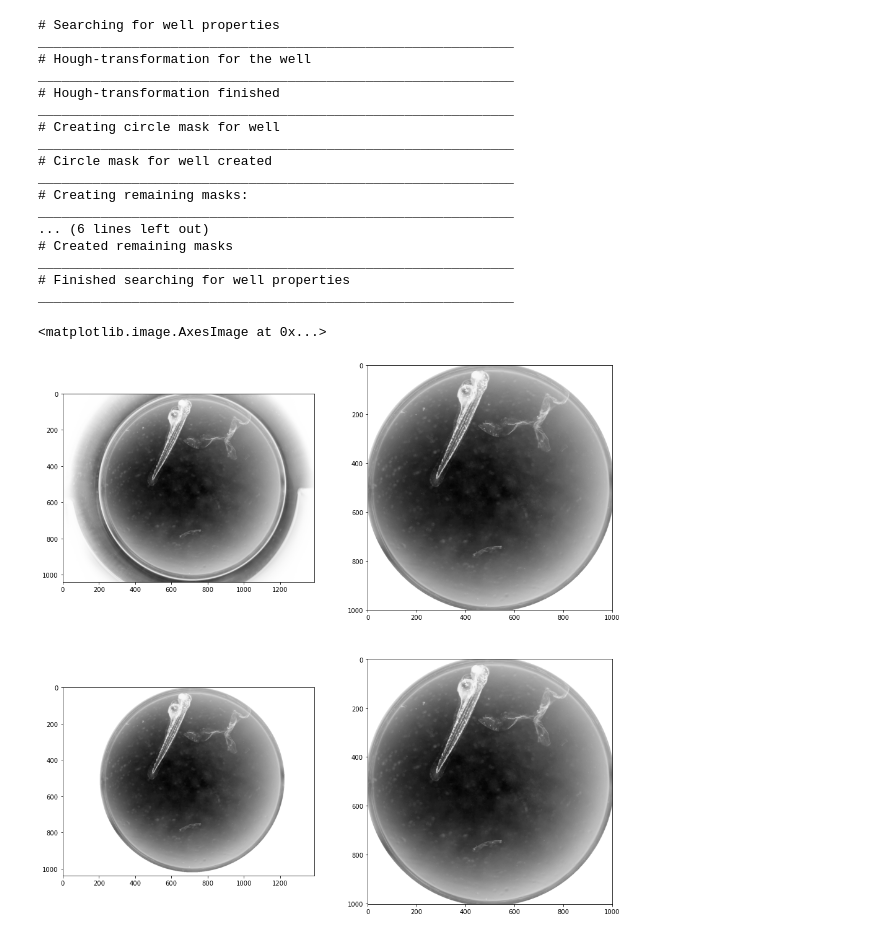
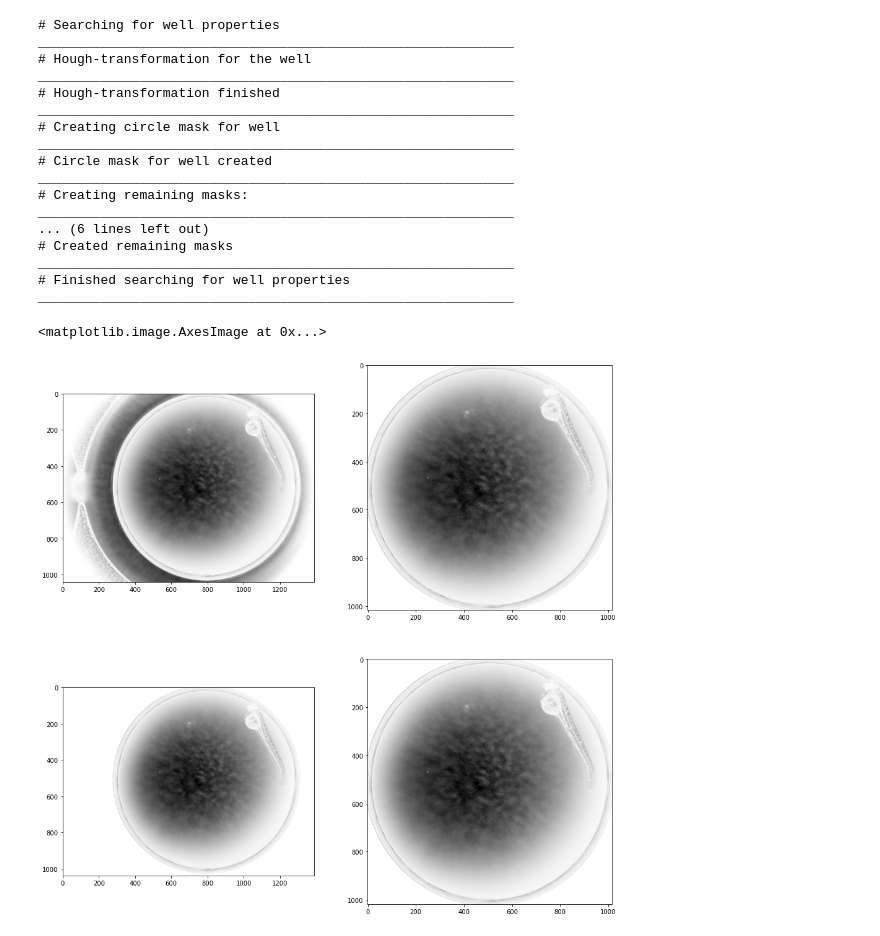
Before and after one commit to gimesia/zebrafisher, a Jupyter notebook: __jupyter__/new_find_fish.ipynb, the cells around one changed output. Cells and saved outputs as stored; diff of their text form; code cells hidden in the pictures.

```diff
--- a/__jupyter__/new_find_fish.ipynb
+++ b/__jupyter__/new_find_fish.ipynb
@@ -14,37 +15,36 @@ from src.utils import keep_largest_object
 from src.utils import keep_second_largest_object
 from src.well.find_well_props import find_well_props
 # %%
-input_img = InputImage("zf10.czi")
+input_img = InputImage("zf21.czi")
 input_img.processed = normalize_0_255(input_img.processed)
 input_img.processed = np.uint8(input_img.processed)
 input_img = find_well_props(input_img)
-
 
 fig, ax = plt.subplots(nrows=2, ncols=2, figsize=(16, 16))
 ax = ax.ravel()
 
 ax[0].imshow(input_img.og, 'binary')
 ax[1].imshow(input_img.processed, 'binary')
 ax[2].imshow(input_img.well_props.mask.masked, 'binary')
 ax[3].imshow(input_img.well_props.mask.cropped_masked, 'binary')
 # %% [output]
 # Searching for well properties
 _____________________________________________________________
 # Hough-transformation for the well
 _____________________________________________________________
 # Hough-transformation finished
 _____________________________________________________________
 # Creating circle mask for well
 _____________________________________________________________
 # Circle mask for well created
 _____________________________________________________________
 # Creating remaining masks:
 _____________________________________________________________
 ... (6 lines left out)
 # Created remaining masks
 _____________________________________________________________
 # Finished searching for well properties
 _____________________________________________________________
 <matplotlib.image.AxesImage at 0x...>
-[figure, old version]
+[figure, new version]
 # %%
```
Also changed, not shown: parts of 3 cells of this notebook.
